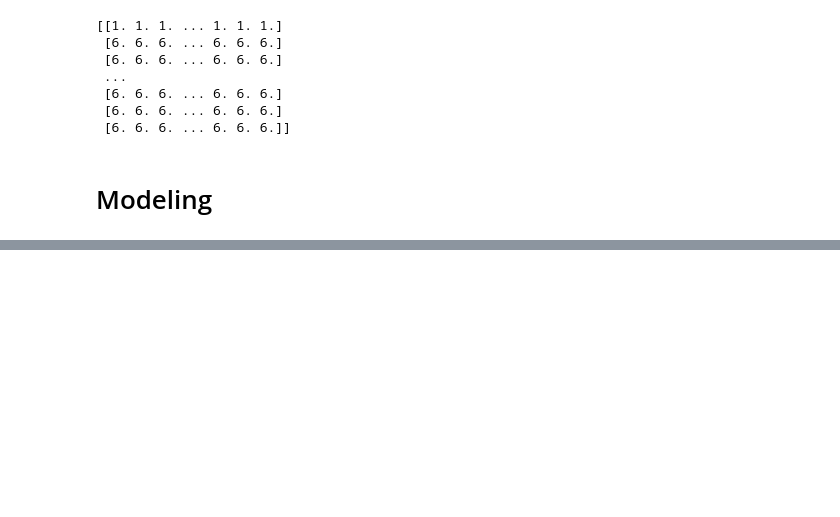
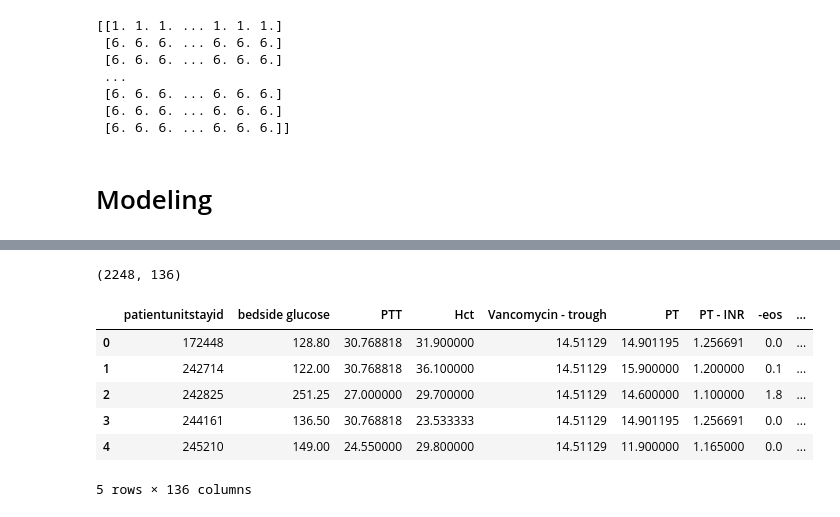
Before and after one commit to adit98/tbi, a Jupyter notebook: GCS_Modeling.ipynb, the cells around one changed output, grey strips where cells are left out. Cells and saved outputs as stored; diff of their text form; code cells hidden in the pictures; blank space fills up the shorter version.

```diff
--- a/GCS_Modeling.ipynb
+++ b/GCS_Modeling.ipynb
@@ -451,0 +477,18 @@ AUC: 0.8192049547091564
+# %%
+labtypedata_avgs_allids = labtypedata_avgs.merge(id_df, how='right', on='patientunitstayid')
+print(labtypedata_avgs_allids.shape)
+for l in labtypedata_avgs_allids.columns:
+    if l != 'patientunitstayid':
+        col = labtypedata_avgs_allids[l]
+        labtypedata_avgs_allids[l] = col.fillna(lab_avgs_map[l])
+# labtypedata_avgs_allids = labtypedata_avgs_allids.fillna(-1)
+labtypedata_avgs_allids.head()
+# %% [output]
+(2248, 136)
+|  | patientunitstayid | bedside glucose | PTT | Hct | Vancomycin - trough | PT | PT - INR | -eos | ... |
+| 0 | 172448 | 128.80 | 30.768818 | 31.900000 | 14.51129 | 14.901195 | 1.256691 | 0.0 | ... |
+| 1 | 242714 | 122.00 | 30.768818 | 36.100000 | 14.51129 | 15.900000 | 1.200000 | 0.1 | ... |
+| 2 | 242825 | 251.25 | 27.000000 | 29.700000 | 14.51129 | 14.600000 | 1.100000 | 1.8 | ... |
+| 3 | 244161 | 136.50 | 30.768818 | 23.533333 | 14.51129 | 14.901195 | 1.256691 | 0.0 | ... |
+| 4 | 245210 | 149.00 | 24.550000 | 29.800000 | 14.51129 | 11.900000 | 1.165000 | 0.0 | ... |
+5 rows × 136 columns
```
Also changed, not shown: parts of 11 cells of this notebook.
